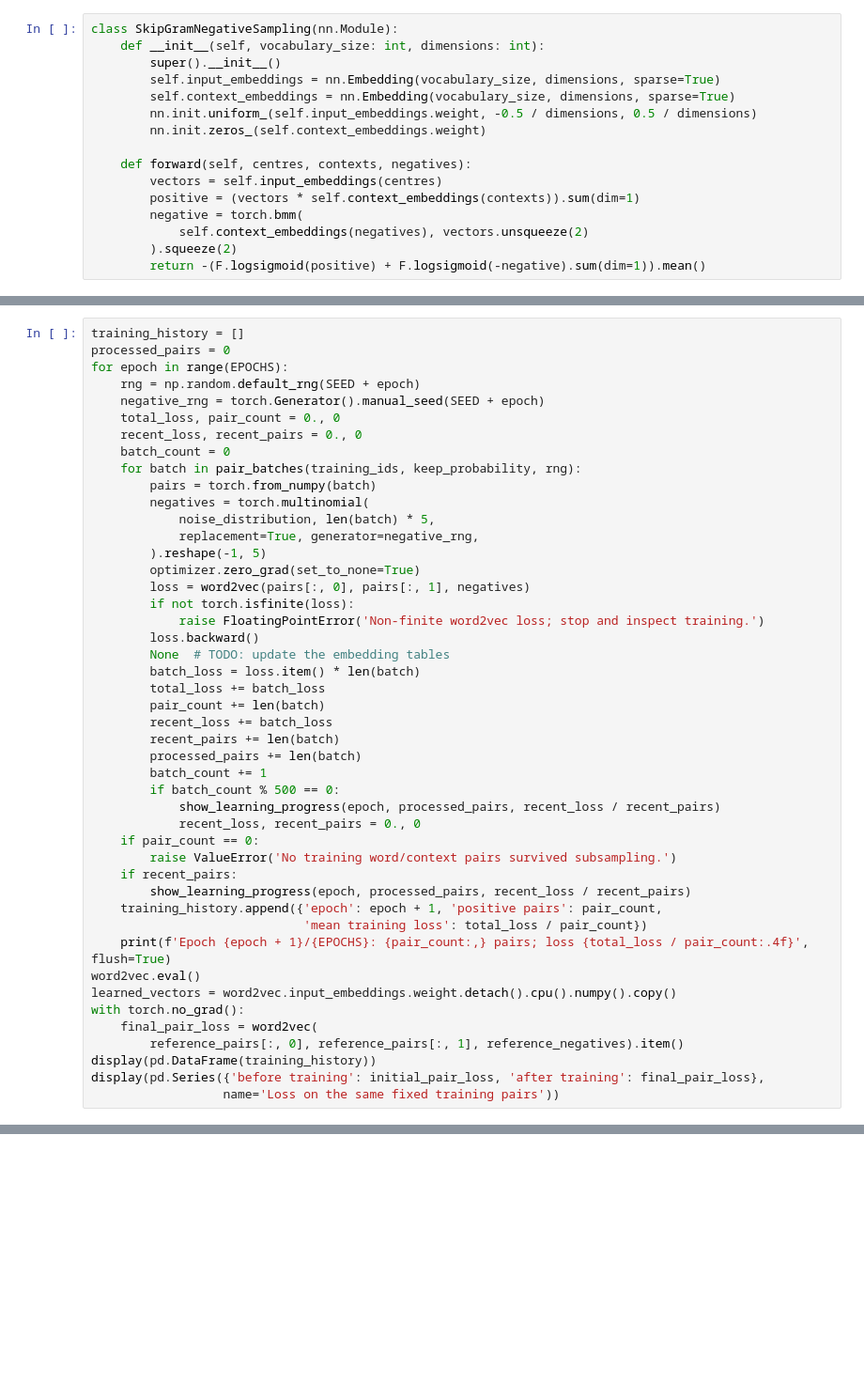
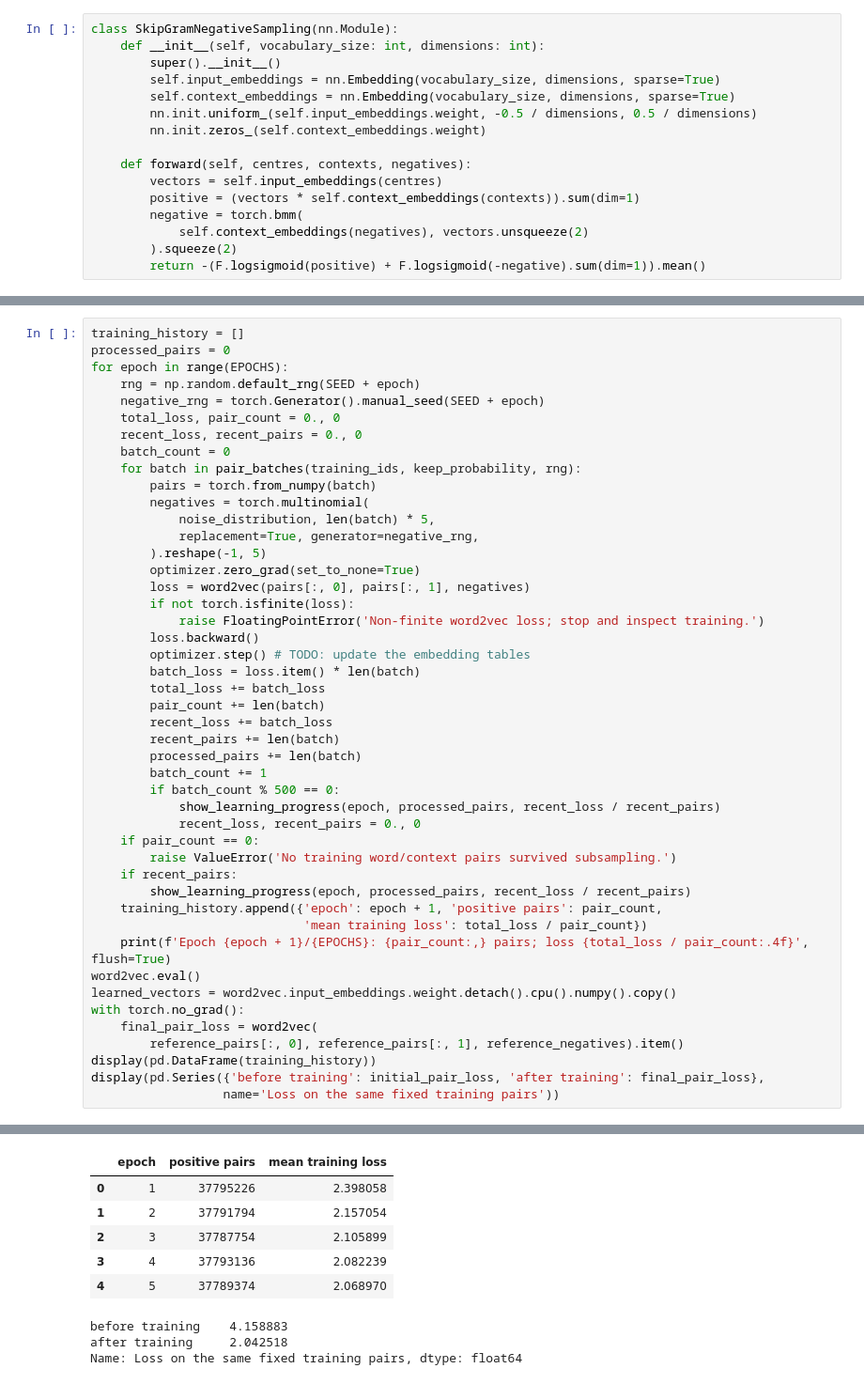
Before and after one commit to ismet0815/python_machine_learning_basics, a Jupyter notebook: 09_NLP_Transformers/HS2026/lecture1/word_relationships_exercise.ipynb, the cells around one changed output, grey strips where cells are left out. Shown at 94% size. Cells and saved outputs as stored; diff of their text form; blank space fills up the shorter version.

```diff
--- a/09_NLP_Transformers/HS2026/lecture1/word_relationships_exercise.ipynb
+++ b/09_NLP_Transformers/HS2026/lecture1/word_relationships_exercise.ipynb
@@ -303,7 +323,7 @@ for epoch in range(EPOCHS):
         if not torch.isfinite(loss):
             raise FloatingPointError('Non-finite word2vec loss; stop and inspect training.')
         loss.backward()
-        None  # TODO: update the embedding tables
+        optimizer.step() # TODO: update the embedding tables
         batch_loss = loss.item() * len(batch)
         total_loss += batch_loss
         pair_count += len(batch)
@@ -329,3 +349,4 @@ with torch.no_grad():
 display(pd.DataFrame(training_history))
 display(pd.Series({'before training': initial_pair_loss, 'after training': final_pair_loss},
                   name='Loss on the same fixed training pairs'))
+# %% [output]
@@ -332 +358,10 @@ display(pd.Series({'before training': initial_pair_loss, 'after training': final
+|  | epoch | positive pairs | mean training loss |
+| 0 | 1 | 37795226 | 2.398058 |
+| 1 | 2 | 37791794 | 2.157054 |
+| 2 | 3 | 37787754 | 2.105899 |
+| 3 | 4 | 37793136 | 2.082239 |
+| 4 | 5 | 37789374 | 2.068970 |
+before training    4.158883
+after training     2.042518
+Name: Loss on the same fixed training pairs, dtype: float64
 # %% [markdown]
```
Also changed, not shown: parts of 29 cells of this notebook, 11 other files.
